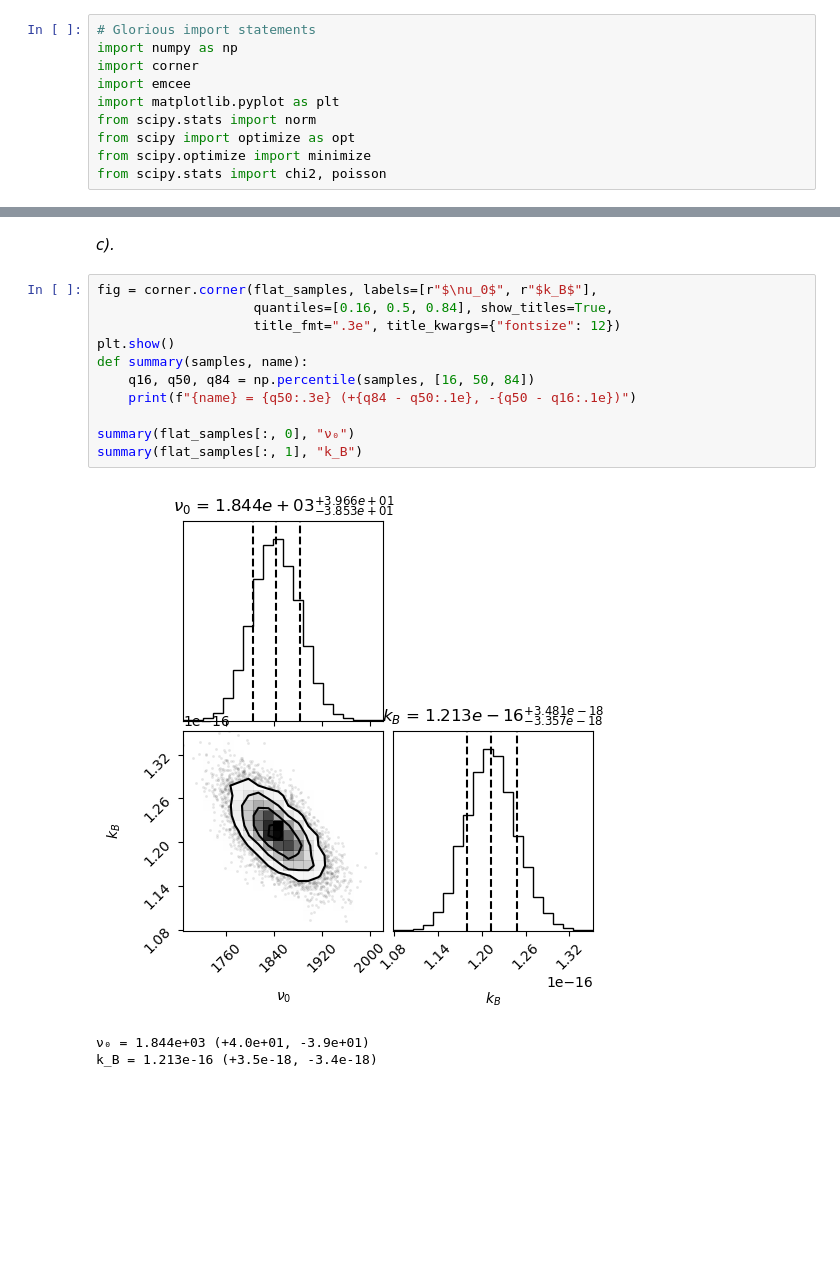
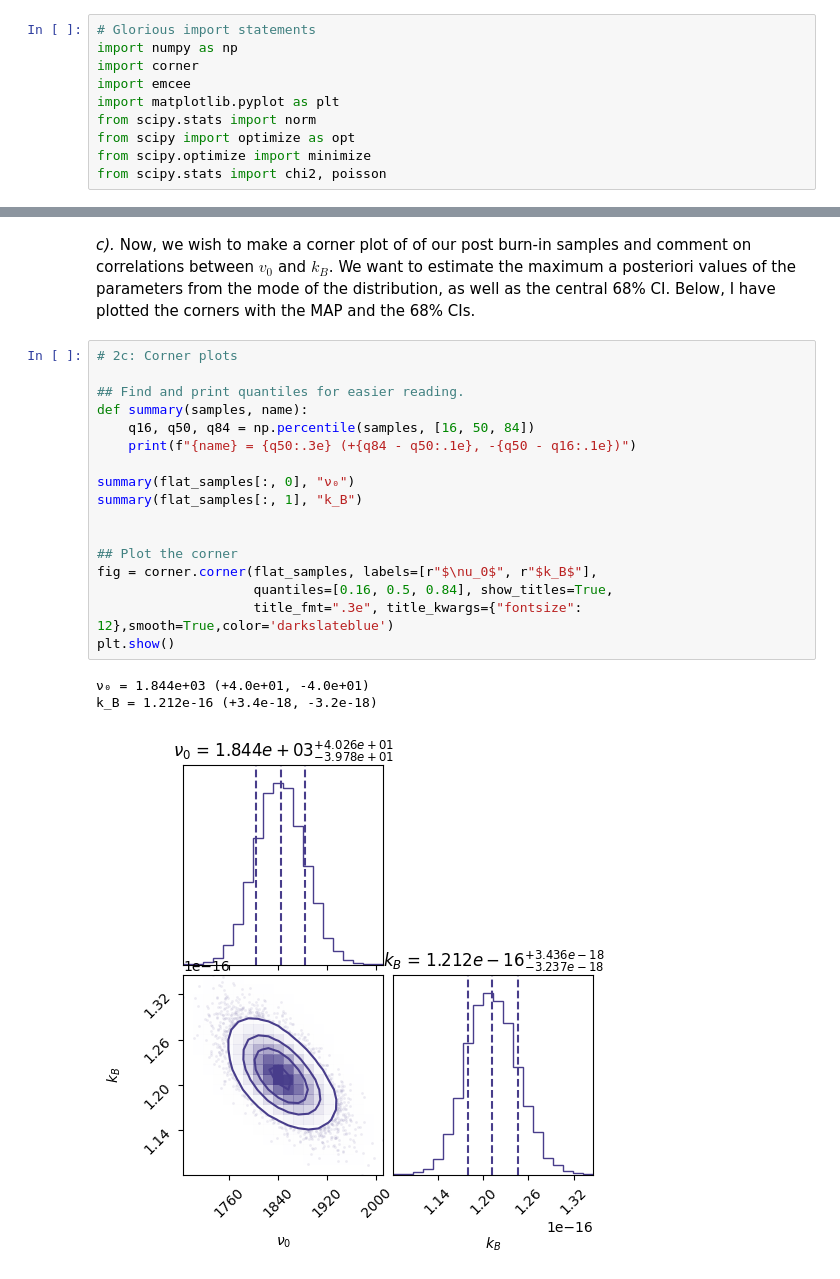
Before and after one commit to aidanwmw/PHYS403, a Jupyter notebook: homework/hw8.ipynb, the cells around one changed output, grey strips where cells are left out. Saved outputs shown, nothing was run; the diff lists cells and outputs as text; blank space fills up the shorter version.

```diff
--- a/homework/hw8.ipynb
+++ b/homework/hw8.ipynb
@@ -121,17 +195,23 @@ Burn-in: 162 steps, Thinning: every 16 steps
 # %% [markdown]
-*c).*
+*c).* Now, we wish to make a corner plot of of our post burn-in samples and comment on correlations between $v_0$ and $k_B$. We want to estimate the maximum a posteriori values of the parameters from the mode of the distribution, as well as the central 68% CI. Below, I have plotted the corners with the MAP and the 68% CIs.
 # %%
-fig = corner.corner(flat_samples, labels=[r"$\nu_0$", r"$k_B$"],
-                    quantiles=[0.16, 0.5, 0.84], show_titles=True,
-                    title_fmt=".3e", title_kwargs={"fontsize": 12})
-plt.show()
+# 2c: Corner plots
+
+## Find and print quantiles for easier reading.
 def summary(samples, name):
     q16, q50, q84 = np.percentile(samples, [16, 50, 84])
     print(f"{name} = {q50:.3e} (+{q84 - q50:.1e}, -{q50 - q16:.1e})")
 
 summary(flat_samples[:, 0], "ν₀")
 summary(flat_samples[:, 1], "k_B")
+
+
+## Plot the corner
+fig = corner.corner(flat_samples, labels=[r"$\nu_0$", r"$k_B$"],
+                    quantiles=[0.16, 0.5, 0.84], show_titles=True,
+                    title_fmt=".3e", title_kwargs={"fontsize": 12},smooth=True,color='darkslateblue')
+plt.show()
 # %% [output]
+ν₀ = 1.844e+03 (+4.0e+01, -4.0e+01)
+k_B = 1.212e-16 (+3.4e-18, -3.2e-18)
-[figure, old version]
+[figure, new version]
-ν₀ = 1.844e+03 (+4.0e+01, -3.9e+01)
-k_B = 1.213e-16 (+3.5e-18, -3.4e-18)
```
Also changed, not shown: parts of 16 cells of this notebook.
